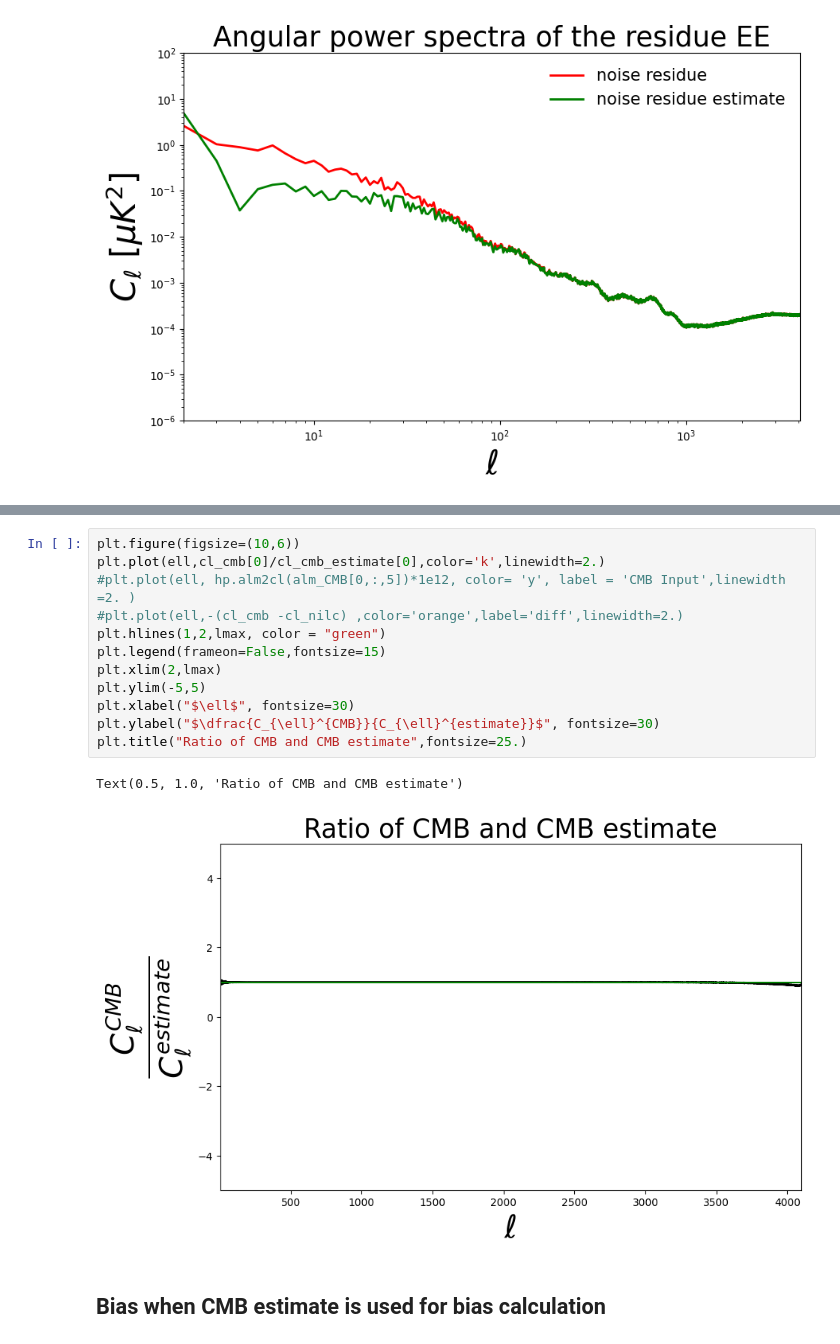
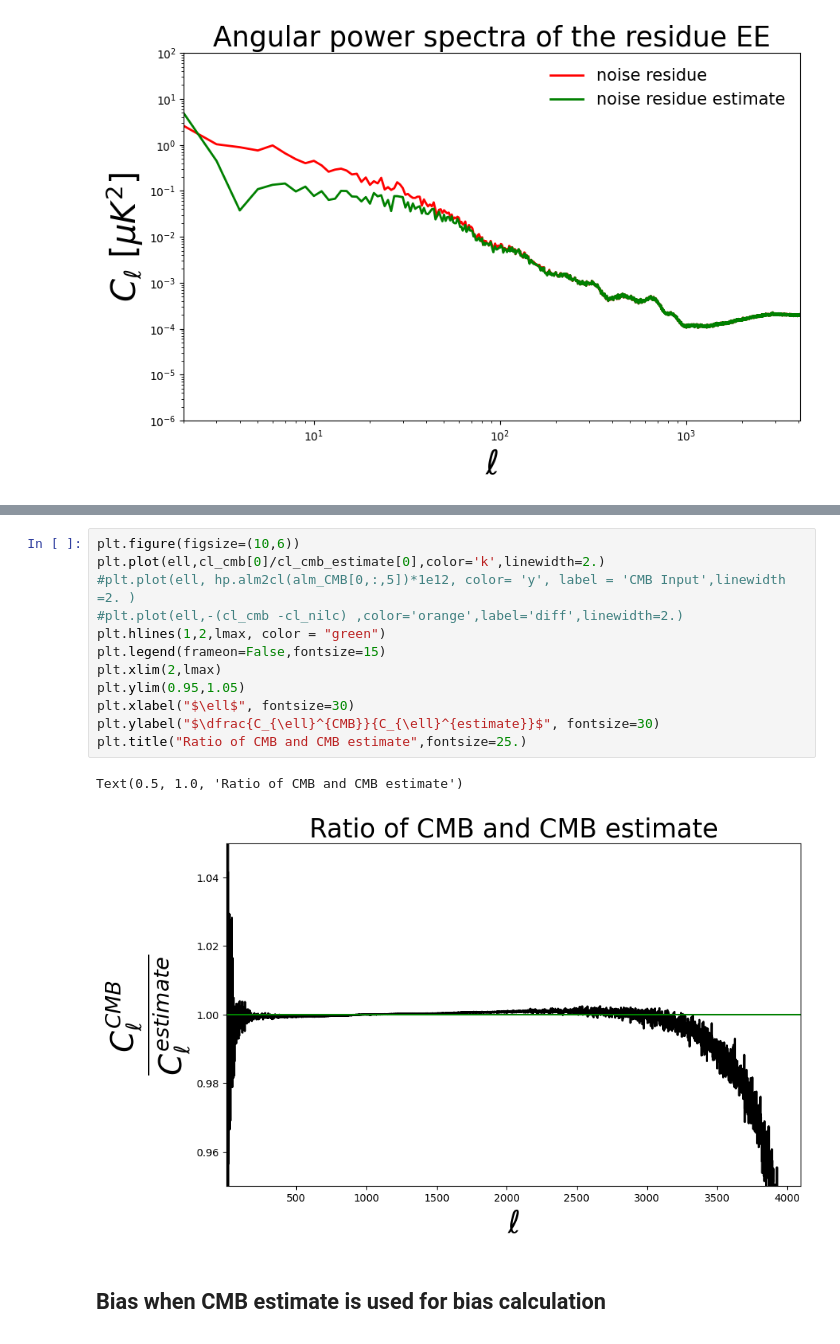
Before and after one commit to sijil-jose/broom, a Jupyter notebook: tutorials/Broom_npipe_2048.ipynb, the cells around one changed output, grey strips where cells are left out. Cells and saved outputs as stored; diff of their text form.

Commit message:
better plots

```diff
--- a/tutorials/Broom_npipe_2048.ipynb
+++ b/tutorials/Broom_npipe_2048.ipynb
@@ -409,18 +409,18 @@ Text(0.5, 1.0, 'Ratio of noise and noise estimate')
 # %%
 plt.figure(figsize=(10,6))
 plt.plot(ell,cl_cmb[0]/cl_cmb_estimate[0],color='k',linewidth=2.)
 #plt.plot(ell, hp.alm2cl(alm_CMB[0,:,5])*1e12, color= 'y', label = 'CMB Input',linewidth =2. )
 #plt.plot(ell,-(cl_cmb -cl_nilc) ,color='orange',label='diff',linewidth=2.)
 plt.hlines(1,2,lmax, color = "green")
 plt.legend(frameon=False,fontsize=15)
 plt.xlim(2,lmax)
-plt.ylim(-5,5)
+plt.ylim(0.95,1.05)
 plt.xlabel("$\ell$", fontsize=30)
 plt.ylabel("$\dfrac{C_{\ell}^{CMB}}{C_{\ell}^{estimate}}$", fontsize=30)
 plt.title("Ratio of CMB and CMB estimate",fontsize=25.)
 # %% [output]
 Text(0.5, 1.0, 'Ratio of CMB and CMB estimate')
-[figure, old version]
+[figure, new version]
 # %% [markdown]
 ## Bias when CMB estimate is used for bias calculation
 # %%
```
Also changed, not shown: parts of 1 cell of this notebook.
